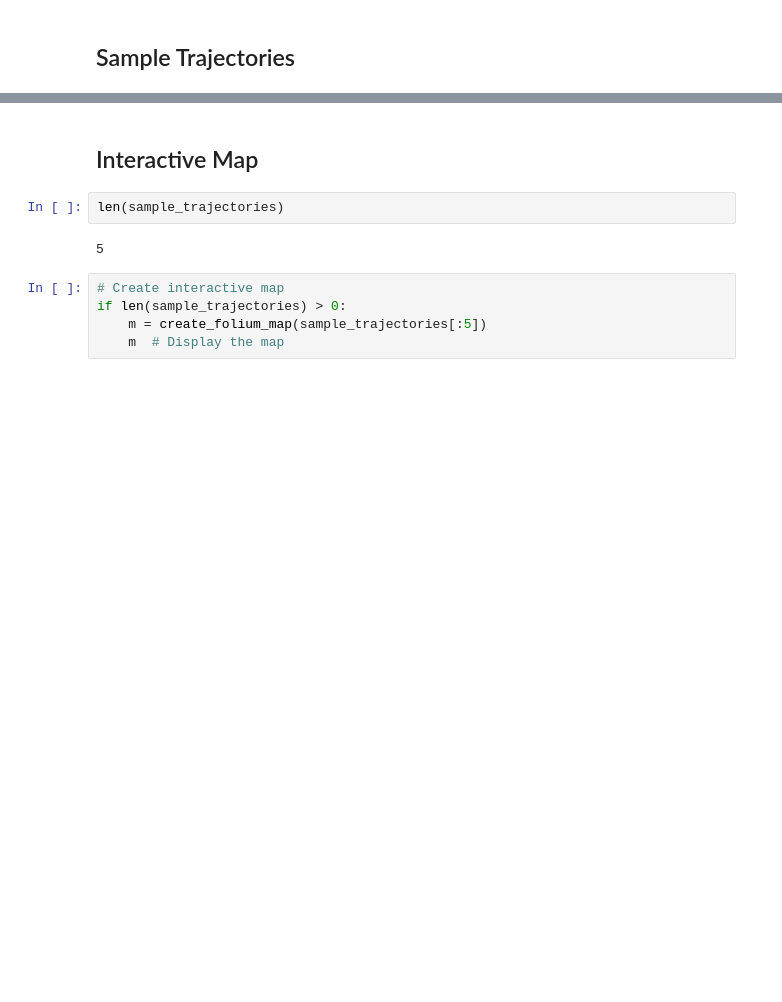
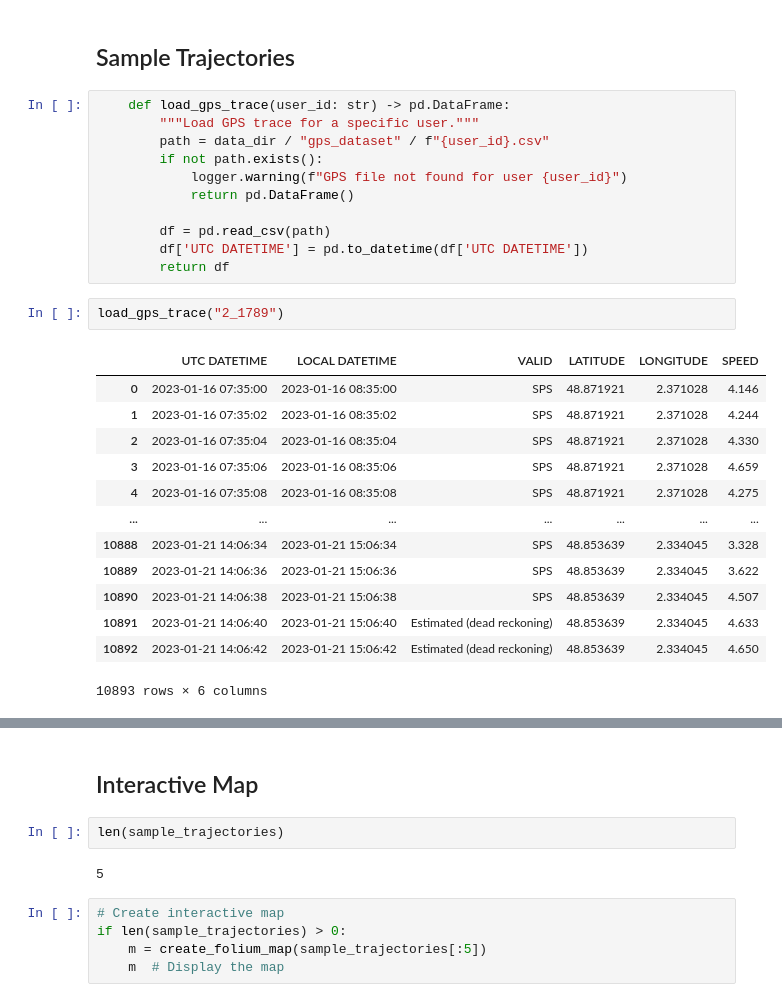
Before and after one commit to racousin/ml_mobility_ns3, a Jupyter notebook: notebooks/01_data_exploration.ipynb, the cells around one changed output, grey strips where cells are left out. Drawn from its saved outputs; the diff is of its cells as text; blank space fills up the shorter version.

```diff
--- a/notebooks/01_data_exploration.ipynb
+++ b/notebooks/01_data_exploration.ipynb
@@ -84,5 +84,32 @@ plt.show()
 # %% [markdown]
 ## Sample Trajectories
+# %%
+    def load_gps_trace(user_id: str) -> pd.DataFrame:
+        """Load GPS trace for a specific user."""
+        path = data_dir / "gps_dataset" / f"{user_id}.csv"
+        if not path.exists():
+            logger.warning(f"GPS file not found for user {user_id}")
+            return pd.DataFrame()
+
+        df = pd.read_csv(path)
+        df['UTC DATETIME'] = pd.to_datetime(df['UTC DATETIME'])
+        return df
+# %%
+load_gps_trace("2_1789")
+# %% [output]
+|  | UTC DATETIME | LOCAL DATETIME | VALID | LATITUDE | LONGITUDE | SPEED |
+| 0 | 2023-01-16 07:35:00 | 2023-01-16 08:35:00 | SPS | 48.871921 | 2.371028 | 4.146 |
+| 1 | 2023-01-16 07:35:02 | 2023-01-16 08:35:02 | SPS | 48.871921 | 2.371028 | 4.244 |
+| 2 | 2023-01-16 07:35:04 | 2023-01-16 08:35:04 | SPS | 48.871921 | 2.371028 | 4.330 |
+| 3 | 2023-01-16 07:35:06 | 2023-01-16 08:35:06 | SPS | 48.871921 | 2.371028 | 4.659 |
+| 4 | 2023-01-16 07:35:08 | 2023-01-16 08:35:08 | SPS | 48.871921 | 2.371028 | 4.275 |
+| ... | ... | ... | ... | ... | ... | ... |
+| 10888 | 2023-01-21 14:06:34 | 2023-01-21 15:06:34 | SPS | 48.853639 | 2.334045 | 3.328 |
+| 10889 | 2023-01-21 14:06:36 | 2023-01-21 15:06:36 | SPS | 48.853639 | 2.334045 | 3.622 |
+| 10890 | 2023-01-21 14:06:38 | 2023-01-21 15:06:38 | SPS | 48.853639 | 2.334045 | 4.507 |
+| 10891 | 2023-01-21 14:06:40 | 2023-01-21 15:06:40 | Estimated (dead reckoning) | 48.853639 | 2.334045 | 4.633 |
+| 10892 | 2023-01-21 14:06:42 | 2023-01-21 15:06:42 | Estimated (dead reckoning) | 48.853639 | 2.334045 | 4.650 |
+10893 rows × 6 columns
 # %%
 # Sample some trajectories
 sample_trajectories = loader.sample_trajectories(n_samples=5, min_points=20)
```
Also changed, not shown: parts of 7 cells of this notebook, 9 other files.
